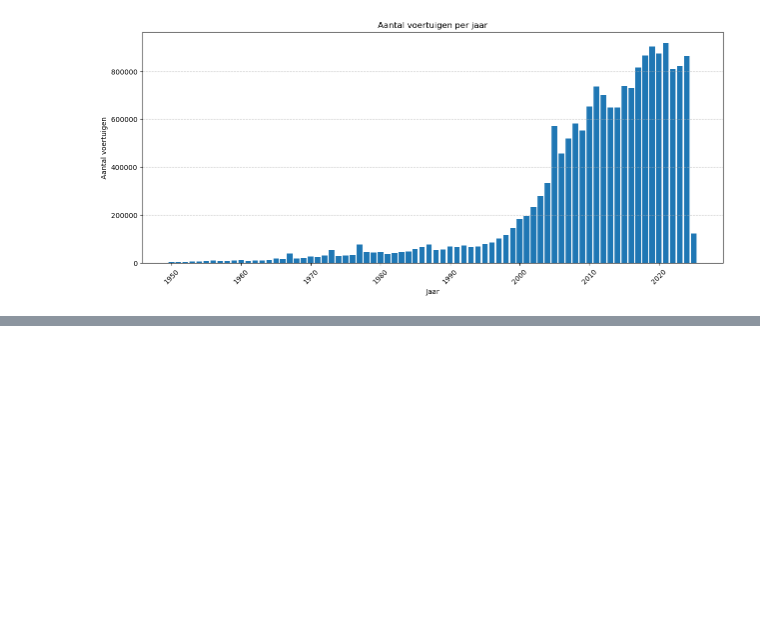
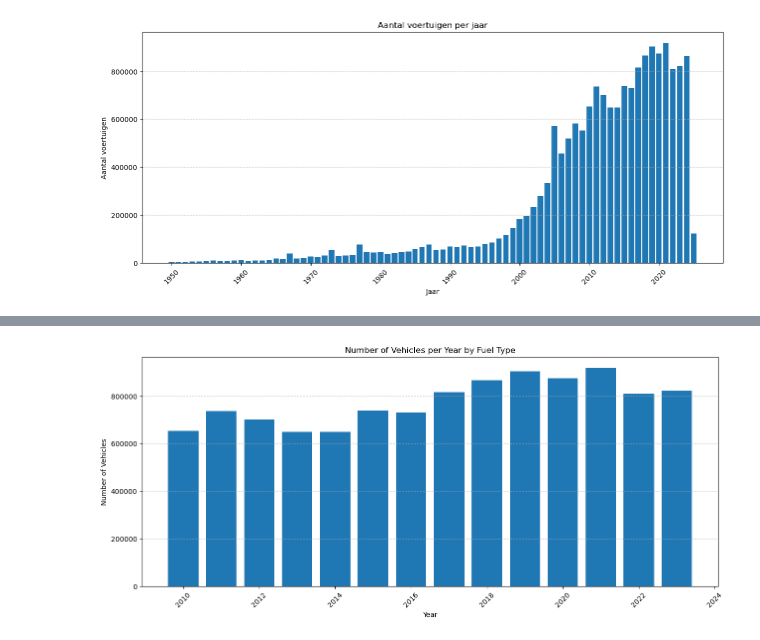
Before and after one commit to DylanHaaz/Tryhard, a Jupyter notebook: Code/Data exploration/RWD.ipynb, the cells around one changed output, grey strips where cells are left out. Saved outputs shown, nothing was run; the diff lists cells and outputs as text; code cells hidden in the pictures; blank space fills up the shorter version.

Commit message:
rdw FILTER OP ELECTRIC

```diff
--- a/Code/Data exploration/RWD.ipynb
+++ b/Code/Data exploration/RWD.ipynb
@@ -228,0 +293,8 @@ TypeError: cannot perform __truediv__ with this index type: DatetimeArray
+# %%
+import pandas as pd
+
+# Load the newly filtered dataset
+df_filtered = pd.read_csv(r'D:\filtered_dataset_2010_onward.csv', parse_dates=['Datum eerste toelating'])
+
+# Display first few rows
+print(df_filtered.head())
@@ -228,0 +319,24 @@ TypeError: cannot perform __truediv__ with this index type: DatetimeArray
+# %%
+
+
+
+import matplotlib.pyplot as plt
+
+# Count the number of vehicles per year
+df_filtered['Jaar'] = df_filtered['Datum eerste toelating'].dt.year
+vehicle_counts = df_filtered.groupby('Jaar').size()
+
+# Filter out unrealistic years (before 1950)
+vehicle_counts = vehicle_counts[(vehicle_counts.index >= 1950) & (vehicle_counts.index <= 2023)]
+
+# Plot the number of vehicles per year as a bar chart
+plt.figure(figsize=(15, 6))
+plt.bar(vehicle_counts.index, vehicle_counts.values)
+plt.xlabel('Year')
+plt.ylabel('Number of Vehicles')
+plt.title('Number of Vehicles per Year by Fuel Type')
+plt.xticks(rotation=45)
+plt.grid(axis='y', linestyle='--', alpha=0.7)
+plt.show()
+# %% [output]
+[figure, added]
```
Also changed, not shown: parts of 7 cells of this notebook.
